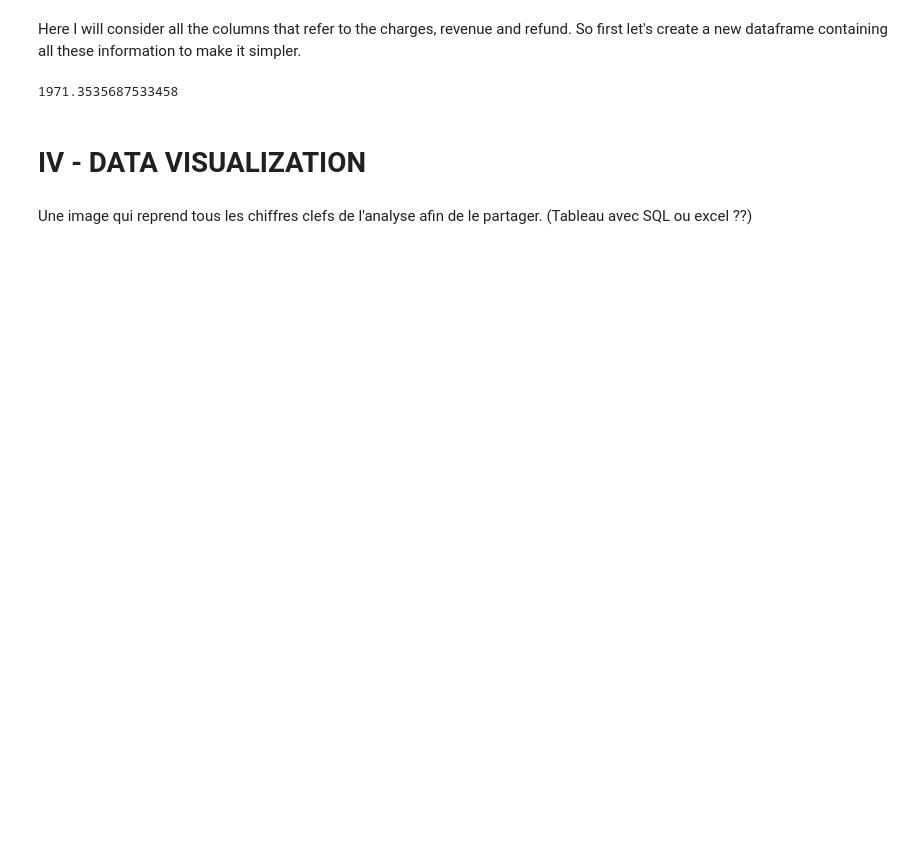
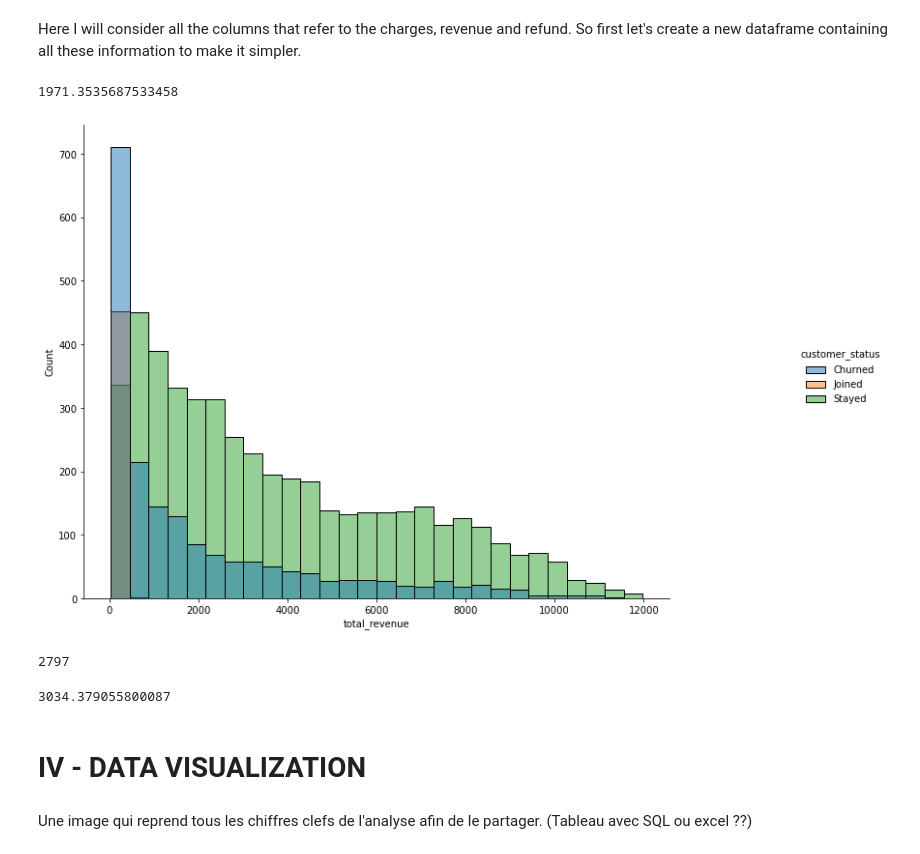
Before and after one commit to Yurhigz/Telecom_Churn, a Jupyter notebook: Script_Python.ipynb, the cells around one changed output. Drawn from its saved outputs; the diff is of its cells as text; code cells hidden in the pictures; blank space fills up the shorter version.

```diff
--- a/Script_Python.ipynb
+++ b/Script_Python.ipynb
@@ -447,6 +483,20 @@ df_customers_value = df.loc[:,['number_of_dependents','tenure_in_months','avg_mo
 df_customers_value.loc[df_customers_value.customer_status == 'Churned','total_revenue'].mean()
 # %% [output]
 1971.3535687533458
+# %%
+sns.displot(df,x='total_revenue',hue='customer_status')
+plt.gcf().set_size_inches(13, 8)
+plt.show()
+# %% [output]
+[figure, added]
+# %%
+df.loc[df.total_revenue > 3000,'total_revenue'].count()
+# %% [output]
+2797
+# %%
+df.total_revenue.mean()
+# %% [output]
+3034.379055800087
 # %% [markdown]
 # IV - DATA VISUALIZATION
 # %% [markdown]
```
Also changed, not shown: parts of 18 cells of this notebook.
